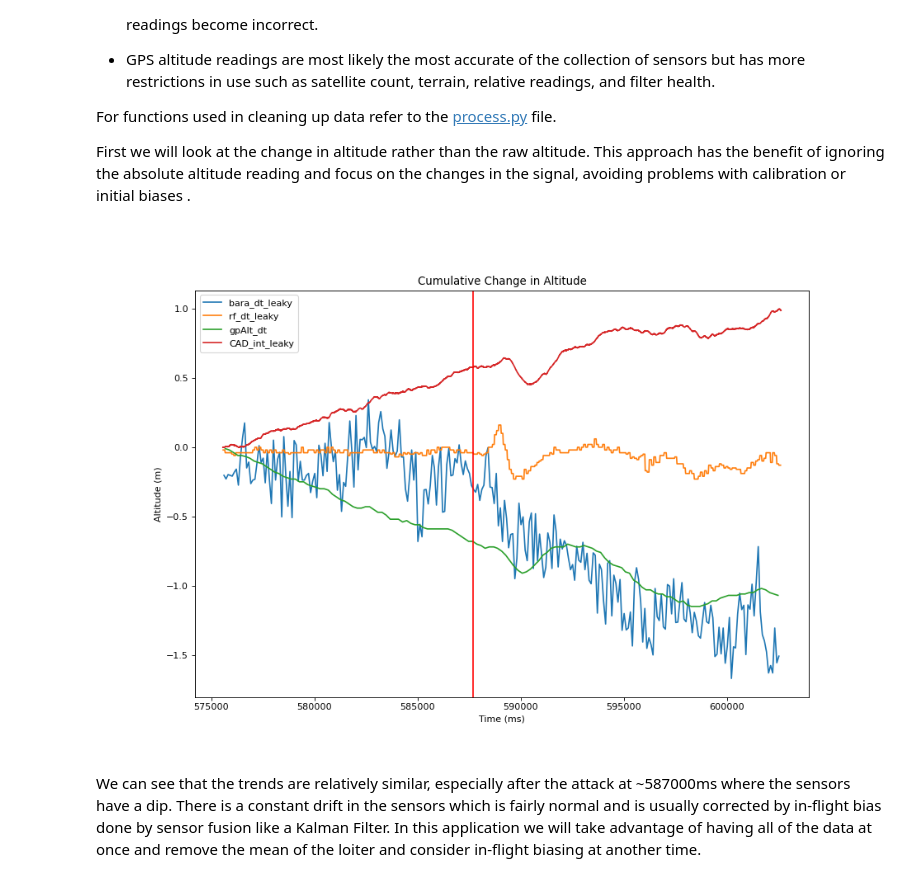
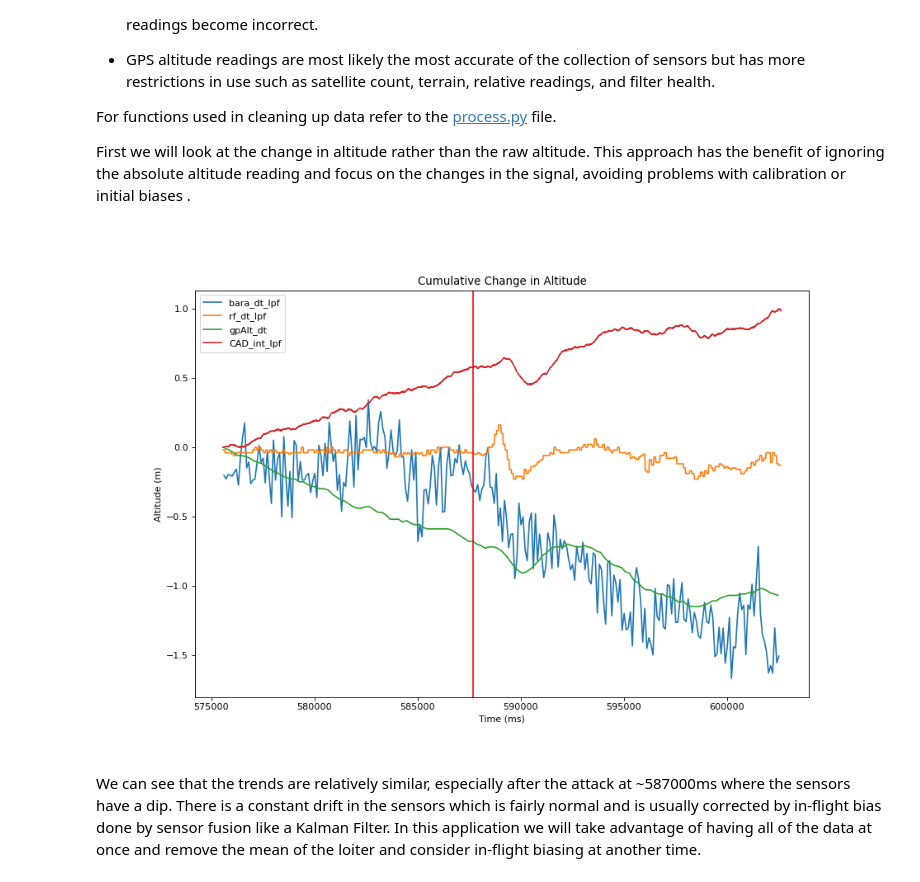
Before and after one commit to BaileySri/Practical-Software-Defense-for-GPS-Spoofing-on-a-Hobby-UAV-Offline, a Jupyter notebook: notebooks/0.1-bks-attack-idle-gps.ipynb, the cells around one changed output. Drawn from its saved outputs; the diff is of its cells as text; code cells hidden in the pictures.

```diff
--- a/notebooks/0.1-bks-attack-idle-gps.ipynb
+++ b/notebooks/0.1-bks-attack-idle-gps.ipynb
@@ -215,37 +215,37 @@ approach has the benefit of ignoring the absolute altitude reading and focus on
 the changes in the signal, avoiding problems with calibration or initial biases
 .
 # %%
-from confirmation.process import change_in_signal, leaky_integrator
+from confirmation.process import change_in_signal, low_pass_filter
 #Need the change_in_signal function to compare change in the percieved altitude
 #rather than the raw altitude.
 
 #Remove duplicate rows for each signal
 cUS = df[df.cUS.shift() != df.cUS][["cUS","CAD"]].reset_index()
 rfMS = df[df.rfMS.shift() != df.rfMS][["rfMS","rf"]].reset_index()
 barms = df[df.barms.shift() != df.barms][["barms","bara"]].reset_index()
 gpsMS = df[df.gpsMS.shift() != df.gpsMS][["gpsMS","gpAlt"]].reset_index()
 
 #Filtering if necessary, integrate if necessary
 alpha = 1
-acc_alt = leaky_integrator(trap_integrate(cUS.cUS/1000000, cUS["CAD"]), alpha)
-bar_alt = leaky_integrator(change_in_signal(barms.bara), alpha)
-rf_alt = leaky_integrator(change_in_signal(rfMS.rf/100), alpha)
+acc_alt = low_pass_filter(trap_integrate(cUS.cUS/1000000, cUS["CAD"]), alpha)
+bar_alt = low_pass_filter(change_in_signal(barms.bara), alpha)
+rf_alt = low_pass_filter(change_in_signal(rfMS.rf/100), alpha)
 gp_alt = change_in_signal(gpsMS.gpAlt/100)
 
 
 simple_time_plot([barms.barms[1:],
                   rfMS.rfMS[1:],
                   gpsMS.gpsMS[1:],
                   cUS.cUS[1:]/1000],
                  [bar_alt.cumsum(),
                   rf_alt.cumsum(),
                   gp_alt.cumsum(),
                   acc_alt.cumsum()],
                  atk=atk/1000,
                 title="Cumulative Change in Altitude",
                 units=["ms","Altitude (m)"])
 # %% [output]
-[figure, old version]
+[figure, new version]
 # %% [markdown]
 We can see that the trends are relatively similar, especially after the attack
 at ~587000ms where the sensors have a dip. There is a constant drift in the
```
Also changed, not shown: parts of 4 cells of this notebook, 1 other file.
